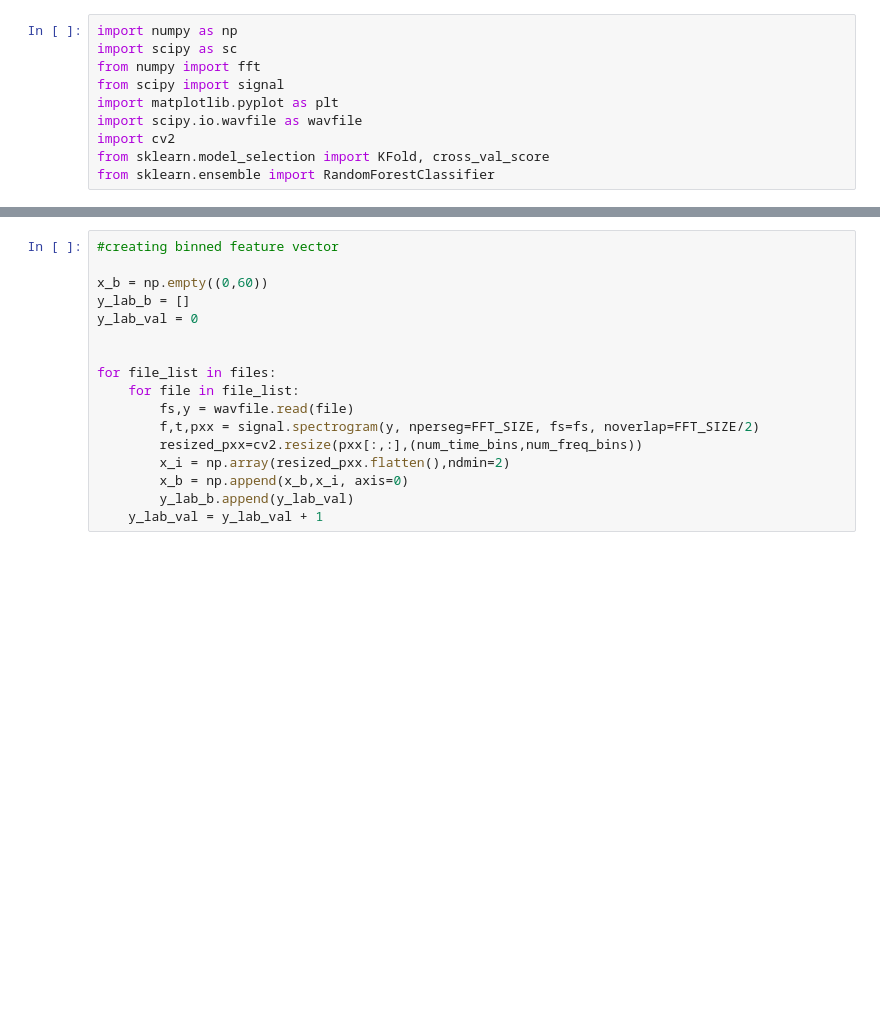
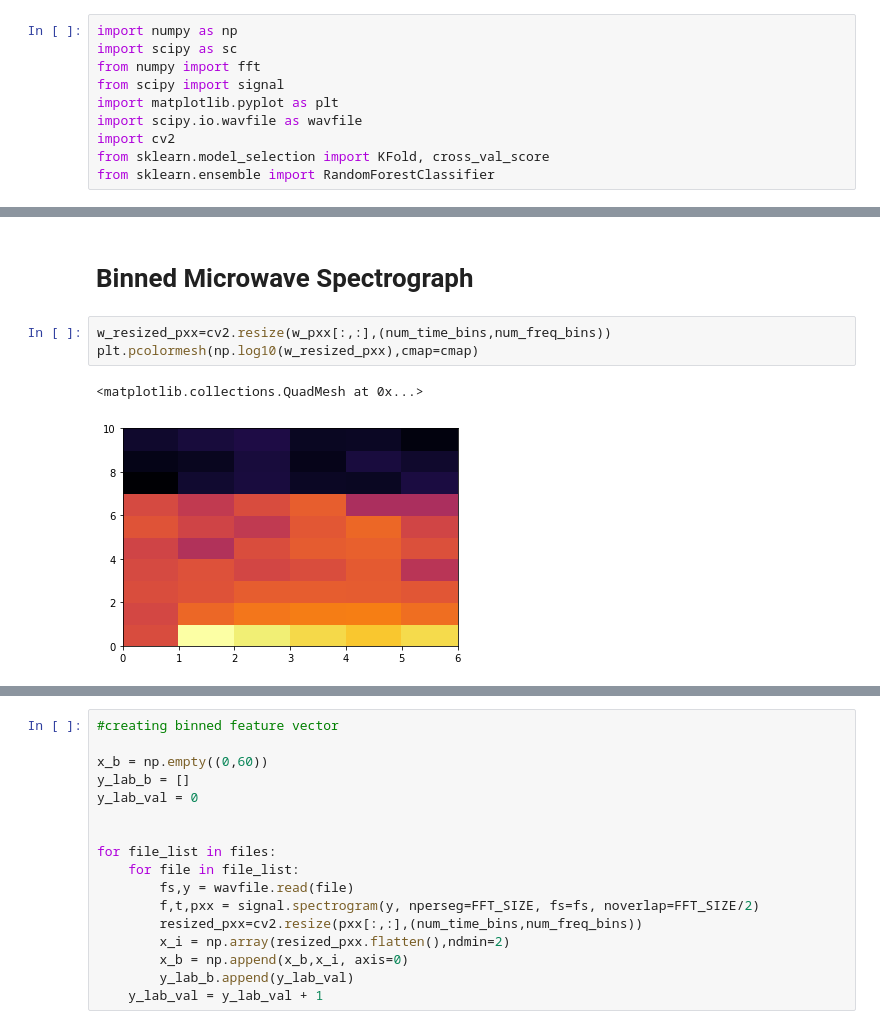
Before and after one commit to xx0o1o0xx/Sound-Classification, a Jupyter notebook: Sound Classification.ipynb, the cells around one changed output, grey strips where cells are left out. Saved outputs shown, nothing was run; the diff lists cells and outputs as text; blank space fills up the shorter version.

```diff
--- a/Sound Classification.ipynb
+++ b/Sound Classification.ipynb
@@ -73,0 +99,8 @@ plt.pcolormesh(np.log10(resized_pxx),cmap=cmap)
+# %% [markdown]
+# Binned Microwave Spectrograph
+# %%
+w_resized_pxx=cv2.resize(w_pxx[:,:],(num_time_bins,num_freq_bins))
+plt.pcolormesh(np.log10(w_resized_pxx),cmap=cmap)
+# %% [output]
+<matplotlib.collections.QuadMesh at 0x...>
+[figure, added]
```
Also changed, not shown: parts of 25 cells of this notebook, 22 other files.
